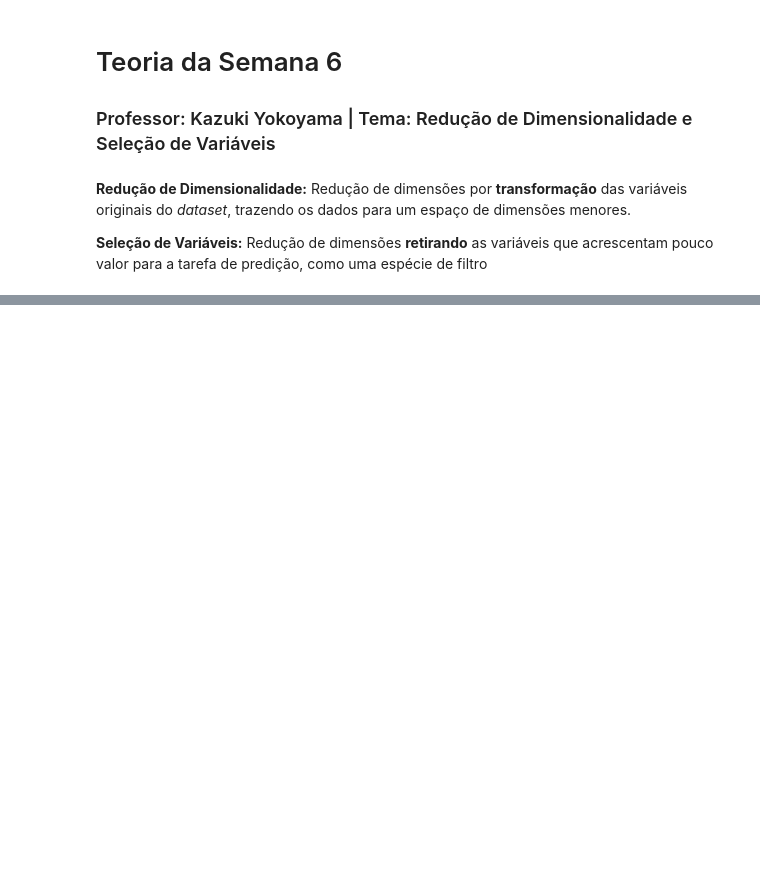
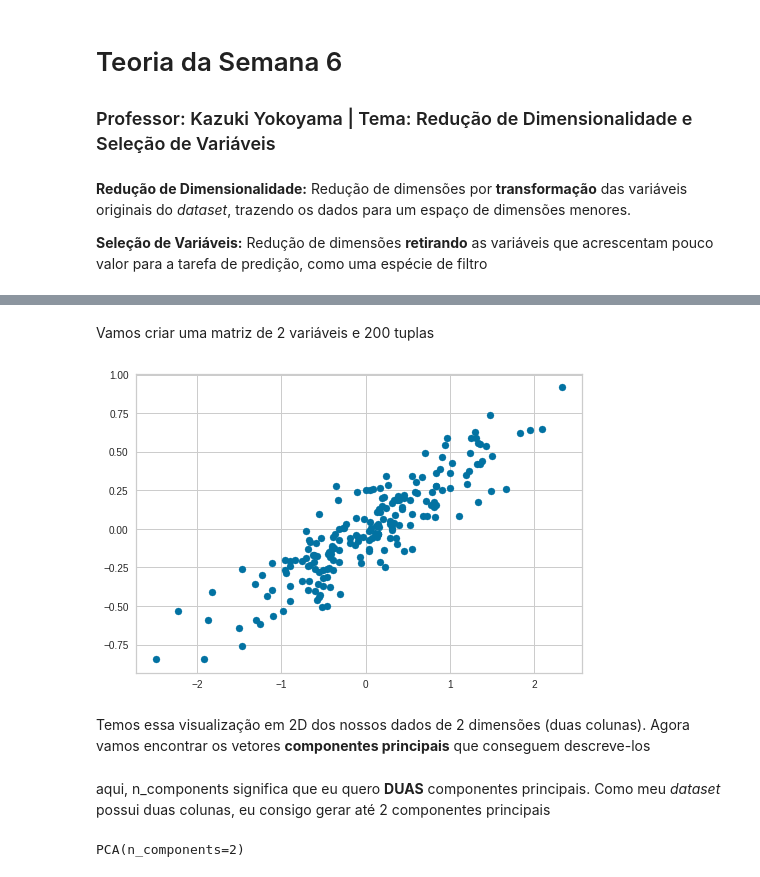
Before and after one commit to mikaelcordeiro/semanas, a Jupyter notebook: semana6/semana_6_teoria.ipynb, the cells around one changed output, grey strips where cells are left out. Drawn from its saved outputs; the diff is of its cells as text; code cells hidden in the pictures; blank space fills up the shorter version.

```diff
--- a/semana6/semana_6_teoria.ipynb
+++ b/semana6/semana_6_teoria.ipynb
@@ -26,0 +34,17 @@ Como técnica de redução de dimensões, vamos aprender o PCA. Sua idéia é cr
+# %%
+rnd = np.random.RandomState(1)
+# %%
+a = rnd.rand(2,2)  # matriz 2,2 com valores aleatórios ]0, 1[
+# %%
+b = rnd.randn(2, 200)  # matriz 2,200 com valores aletórios inteiros
+# %% [markdown]
+Vamos criar uma matriz de 2 variáveis e 200 tuplas
+# %%
+x = np.dot(a, b).T  # matriz transposta 2,200 do produto das matrizes a e b
+# %%
+plt.scatter(x[:, 0], x[:, 1])
+plt.show()
+# %% [output]
+[figure, added]
+# %% [markdown]
+Temos essa visualização em 2D dos nossos dados de 2 dimensões (duas colunas). Agora vamos encontrar os vetores **componentes principais** que conseguem descreve-los
@@ -26,0 +53,6 @@ Como técnica de redução de dimensões, vamos aprender o PCA. Sua idéia é cr
+# %% [markdown]
+aqui, n_components significa que eu quero **DUAS** componentes principais. Como meu *dataset* possui duas colunas, eu consigo gerar até 2 componentes principais
+# %%
+pca.fit(x)
+# %% [output]
+PCA(n_components=2)
```
Also changed, not shown: parts of 14 cells of this notebook.
